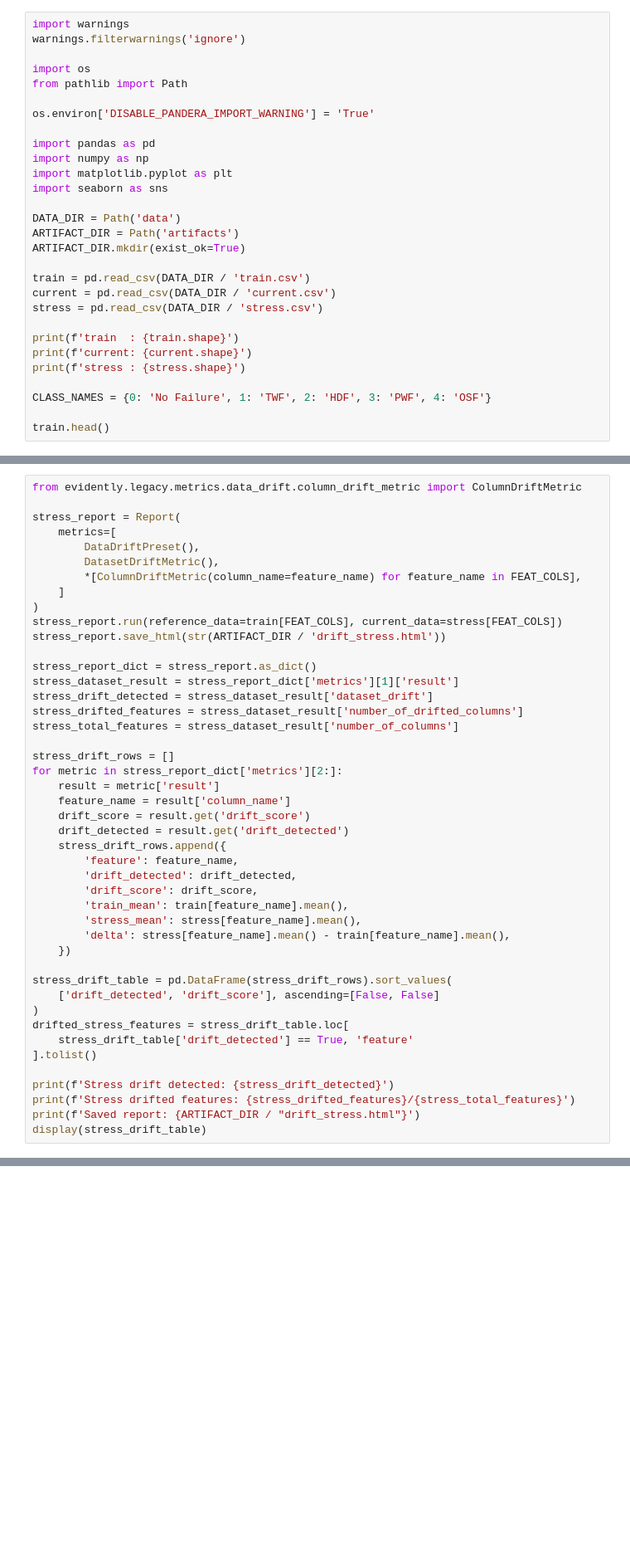
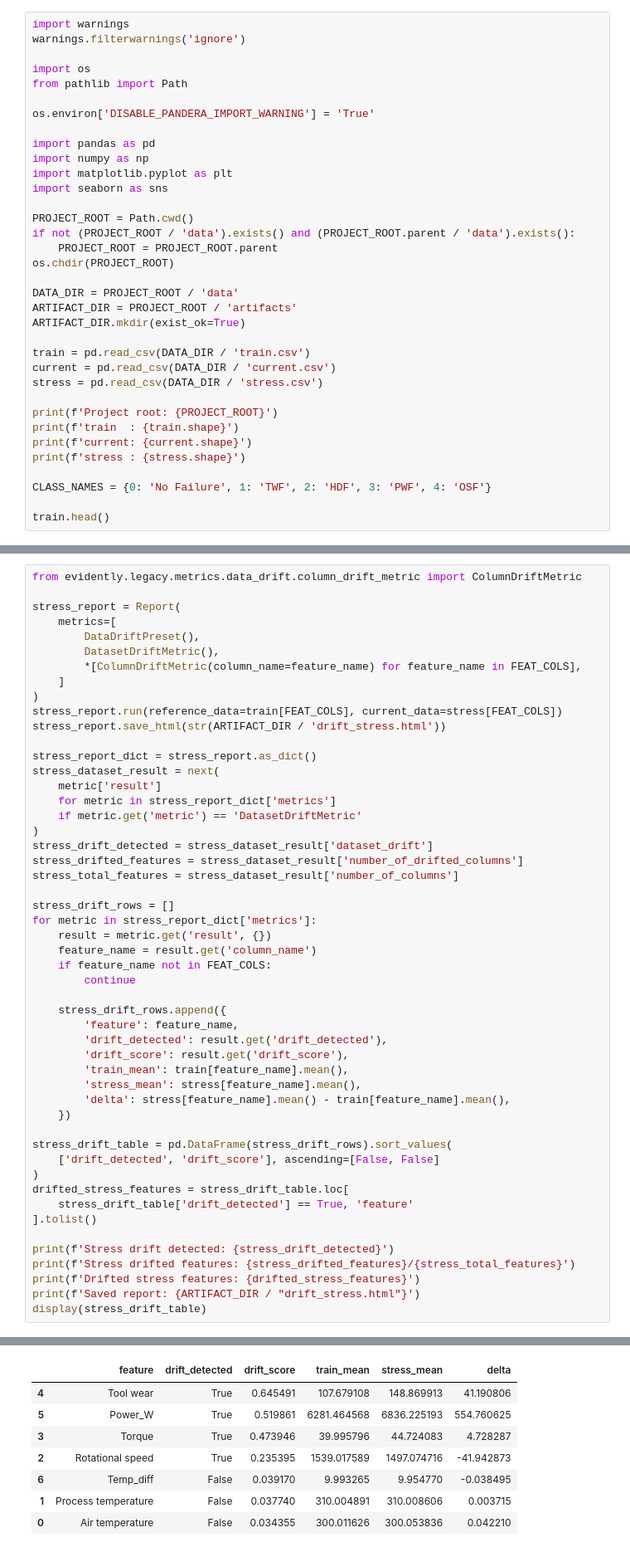
Before and after one commit to nsavarn/mlops-predictive-maintenance-capstone, a Jupyter notebook: notebooks/MLOps_Assignment_Narendra_Tiwari.ipynb, the cells around one changed output, grey strips where cells are left out. Shown at 83% size. Drawn from its saved outputs; the diff is of its cells as text; blank space fills up the shorter version.

```diff
--- a/notebooks/MLOps_Assignment_Narendra_Tiwari.ipynb
+++ b/notebooks/MLOps_Assignment_Narendra_Tiwari.ipynb
@@ -61,14 +61,20 @@ import numpy as np
 import matplotlib.pyplot as plt
 import seaborn as sns
 
-DATA_DIR = Path('data')
-ARTIFACT_DIR = Path('artifacts')
+PROJECT_ROOT = Path.cwd()
+if not (PROJECT_ROOT / 'data').exists() and (PROJECT_ROOT.parent / 'data').exists():
+    PROJECT_ROOT = PROJECT_ROOT.parent
+os.chdir(PROJECT_ROOT)
+
+DATA_DIR = PROJECT_ROOT / 'data'
+ARTIFACT_DIR = PROJECT_ROOT / 'artifacts'
 ARTIFACT_DIR.mkdir(exist_ok=True)
 
 train = pd.read_csv(DATA_DIR / 'train.csv')
 current = pd.read_csv(DATA_DIR / 'current.csv')
 stress = pd.read_csv(DATA_DIR / 'stress.csv')
 
+print(f'Project root: {PROJECT_ROOT}')
 print(f'train  : {train.shape}')
 print(f'current: {current.shape}')
 print(f'stress : {stress.shape}')
@@ -443,21 +550,26 @@ stress_report.run(reference_data=train[FEAT_COLS], current_data=stress[FEAT_COLS
 stress_report.save_html(str(ARTIFACT_DIR / 'drift_stress.html'))
 
 stress_report_dict = stress_report.as_dict()
-stress_dataset_result = stress_report_dict['metrics'][1]['result']
+stress_dataset_result = next(
+    metric['result']
+    for metric in stress_report_dict['metrics']
+    if metric.get('metric') == 'DatasetDriftMetric'
+)
 stress_drift_detected = stress_dataset_result['dataset_drift']
 stress_drifted_features = stress_dataset_result['number_of_drifted_columns']
 stress_total_features = stress_dataset_result['number_of_columns']
 
 stress_drift_rows = []
-for metric in stress_report_dict['metrics'][2:]:
-    result = metric['result']
-    feature_name = result['column_name']
-    drift_score = result.get('drift_score')
-    drift_detected = result.get('drift_detected')
+for metric in stress_report_dict['metrics']:
+    result = metric.get('result', {})
+    feature_name = result.get('column_name')
+    if feature_name not in FEAT_COLS:
+        continue
+
     stress_drift_rows.append({
         'feature': feature_name,
-        'drift_detected': drift_detected,
-        'drift_score': drift_score,
+        'drift_detected': result.get('drift_detected'),
+        'drift_score': result.get('drift_score'),
         'train_mean': train[feature_name].mean(),
         'stress_mean': stress[feature_name].mean(),
         'delta': stress[feature_name].mean() - train[feature_name].mean(),
@@ -472,5 +584,7 @@ drifted_stress_features = stress_drift_table.loc[
 
 print(f'Stress drift detected: {stress_drift_detected}')
 print(f'Stress drifted features: {stress_drifted_features}/{stress_total_features}')
+print(f'Drifted stress features: {drifted_stress_features}')
 print(f'Saved report: {ARTIFACT_DIR / "drift_stress.html"}')
 display(stress_drift_table)
+# %% [output]
@@ -477,3 +595,11 @@ display(stress_drift_table)
+|  | feature | drift_detected | drift_score | train_mean | stress_mean | delta |
+| 4 | Tool wear | True | 0.645491 | 107.679108 | 148.869913 | 41.190806 |
+| 5 | Power_W | True | 0.519861 | 6281.464568 | 6836.225193 | 554.760625 |
+| 3 | Torque | True | 0.473946 | 39.995796 | 44.724083 | 4.728287 |
+| 2 | Rotational speed | True | 0.235395 | 1539.017589 | 1497.074716 | -41.942873 |
+| 6 | Temp_diff | False | 0.039170 | 9.993265 | 9.954770 | -0.038495 |
+| 1 | Process temperature | False | 0.037740 | 310.004891 | 310.008606 | 0.003715 |
+| 0 | Air temperature | False | 0.034355 | 300.011626 | 300.053836 | 0.042210 |
 # %% [markdown]
 ### **3.3** <font color=red>[2 marks]</font> Retraining decision
 
```
Also changed, not shown: parts of 10 cells of this notebook, 1 other file.
